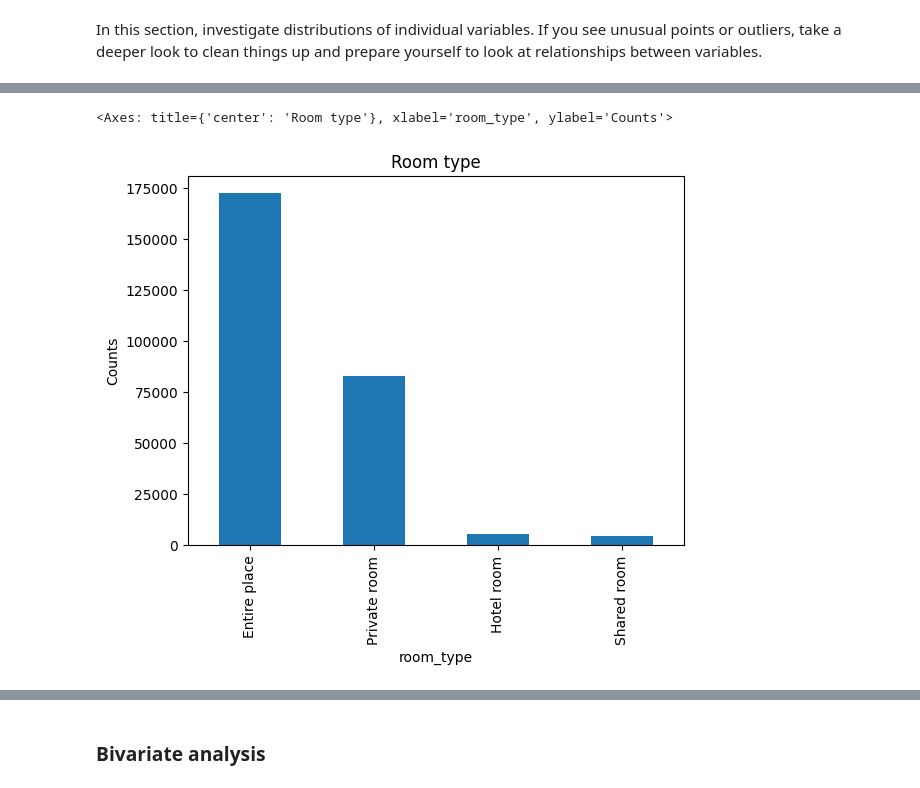
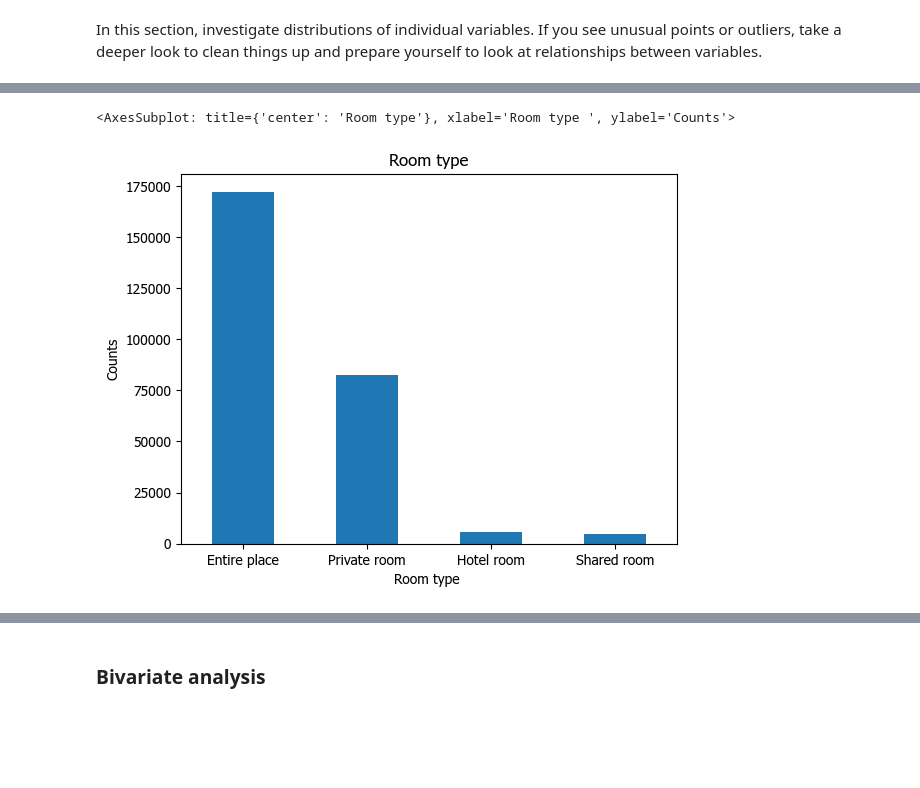
Before and after one commit to AbdullahAlrebdi/week3_project, a Jupyter notebook: main.ipynb, the cells around one changed output, grey strips where cells are left out. Drawn from its saved outputs; the diff is of its cells as text; code cells hidden in the pictures; blank space fills up the shorter version.

Commit message:
some changes on charts and add new columns named number of reviwers (Youssef)

```diff
--- a/main.ipynb
+++ b/main.ipynb
@@ -544,11 +531,11 @@ Name: count, dtype: int64
 # %%
 plt.title( 'Room type')
 plt.xlabel('Room type ')
 plt.ylabel('Counts')
-df_listings['room_type'].value_counts().plot.bar()
+df_listings['room_type'].value_counts().plot.bar(rot=0)
 # %% [output]
-<Axes: title={'center': 'Room type'}, xlabel='room_type', ylabel='Counts'>
+<AxesSubplot: title={'center': 'Room type'}, xlabel='Room type ', ylabel='Counts'>
-[figure, old version]
+[figure, new version]
 # %%
 df_listings['city'].value_counts().head()
 # %% [output]
```
Also changed, not shown: parts of 53 cells of this notebook.
